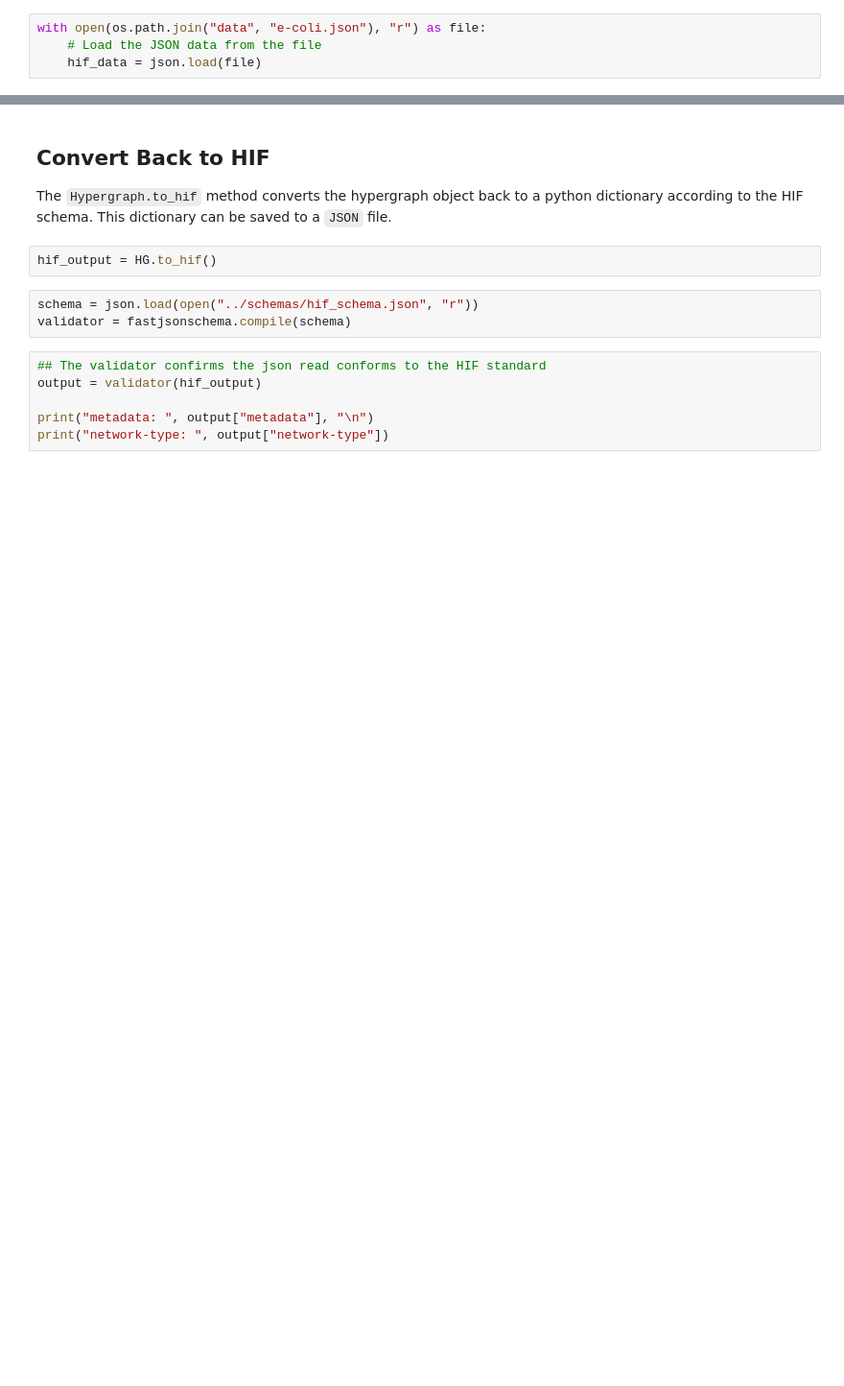
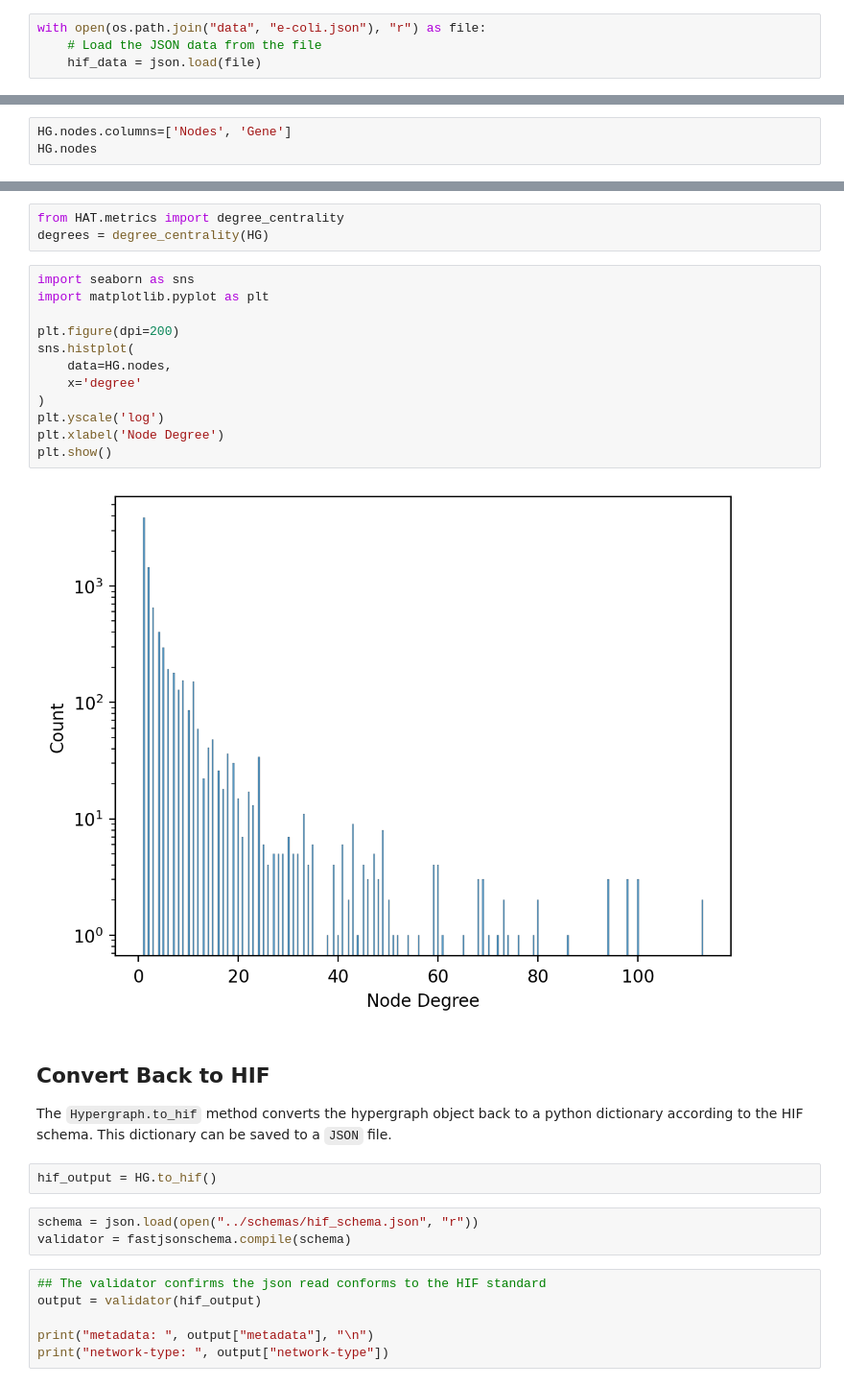
Before and after one commit to pszufe/HIF-standard, a Jupyter notebook: tutorials/HAT.ipynb, the cells around one changed output, grey strips where cells are left out. Shown at 96% size. Drawn from its saved outputs; the diff is of its cells as text; blank space fills up the shorter version.

```diff
--- a/tutorials/HAT.ipynb
+++ b/tutorials/HAT.ipynb
@@ -34,0 +91,3 @@ HG.edges
+# %%
+HG.nodes.columns=['Nodes', 'Gene']
+HG.nodes
@@ -35,3 +108,20 @@ HG.edges
+# %%
+from HAT.metrics import degree_centrality
+degrees = degree_centrality(HG)
+# %%
+import seaborn as sns
+import matplotlib.pyplot as plt
+
+plt.figure(dpi=200)
+sns.histplot(
+    data=HG.nodes,
+    x='degree'
+)
+plt.yscale('log')
+plt.xlabel('Node Degree')
+plt.show()
+# %% [output]
+[figure, added]
 # %% [markdown]
 ## Convert Back to HIF
 
```
Also changed, not shown: parts of 12 cells of this notebook, 3 other files.
